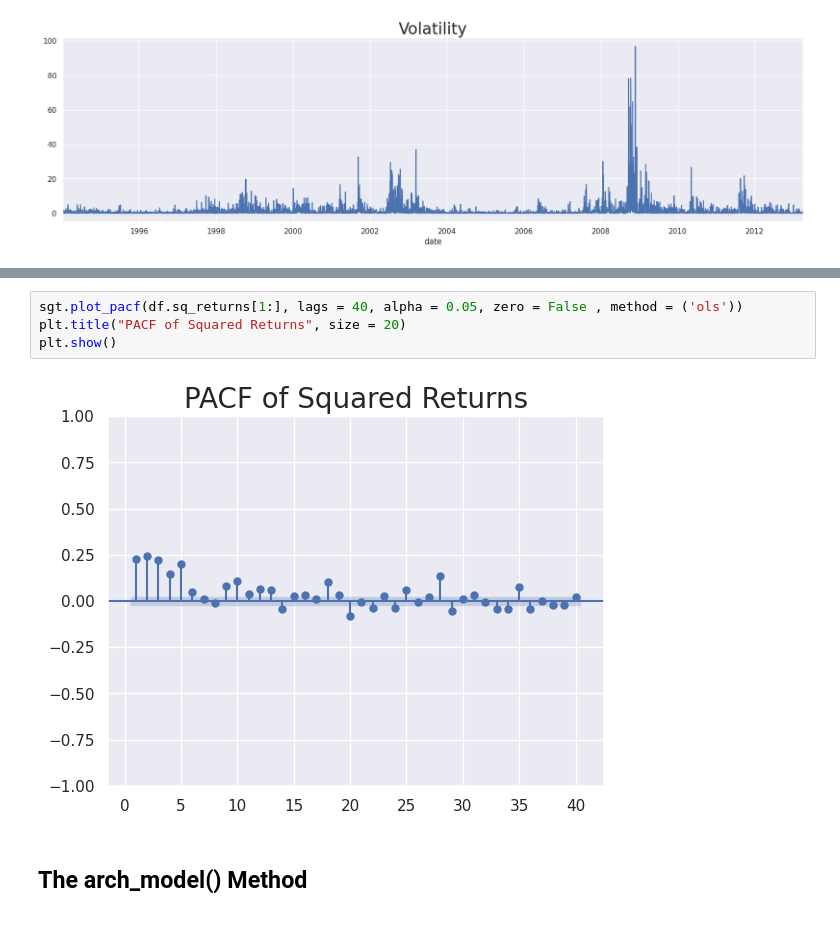
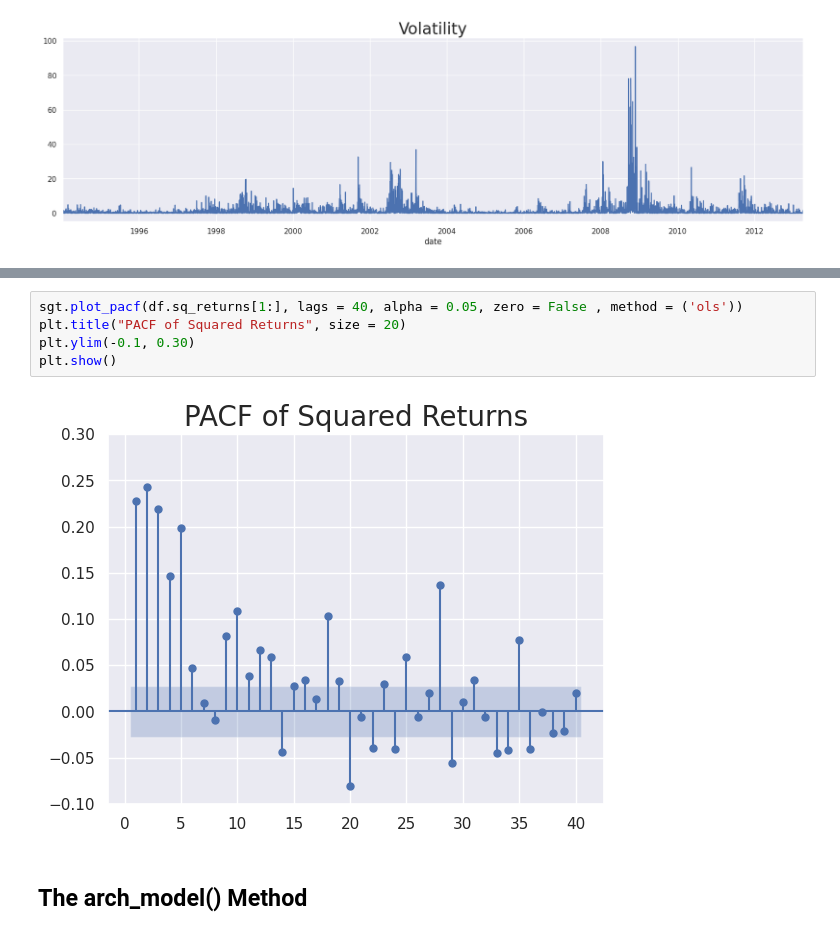
Before and after one commit to davidsosaolea/curso-series-temporales, a Jupyter notebook: 9. ARCH/Python/13_ARCH.ipynb, the cells around one changed output, grey strips where cells are left out. Cells and saved outputs as stored; diff of their text form.

```diff
--- a/9. ARCH/Python/13_ARCH.ipynb
+++ b/9. ARCH/Python/13_ARCH.ipynb
@@ -72,9 +73,10 @@ plt.show()
 # %%
 sgt.plot_pacf(df.sq_returns[1:], lags = 40, alpha = 0.05, zero = False , method = ('ols'))
 plt.title("PACF of Squared Returns", size = 20)
+plt.ylim(-0.1, 0.30)
 plt.show()
 # %% [output]
-[figure, old version]
+[figure, new version]
 # %% [markdown]
 ## The arch_model() Method
 # %%
```
Also changed, not shown: parts of 7 cells of this notebook.
